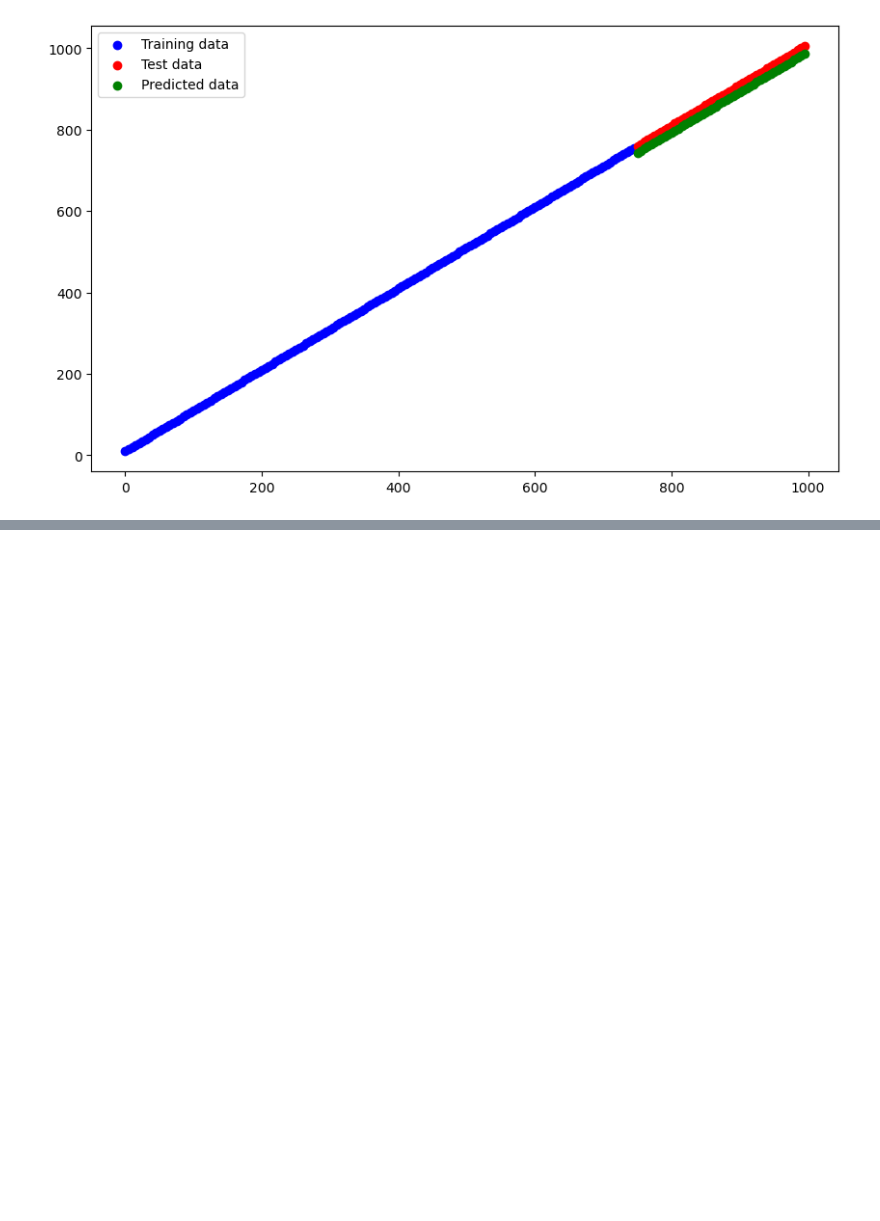
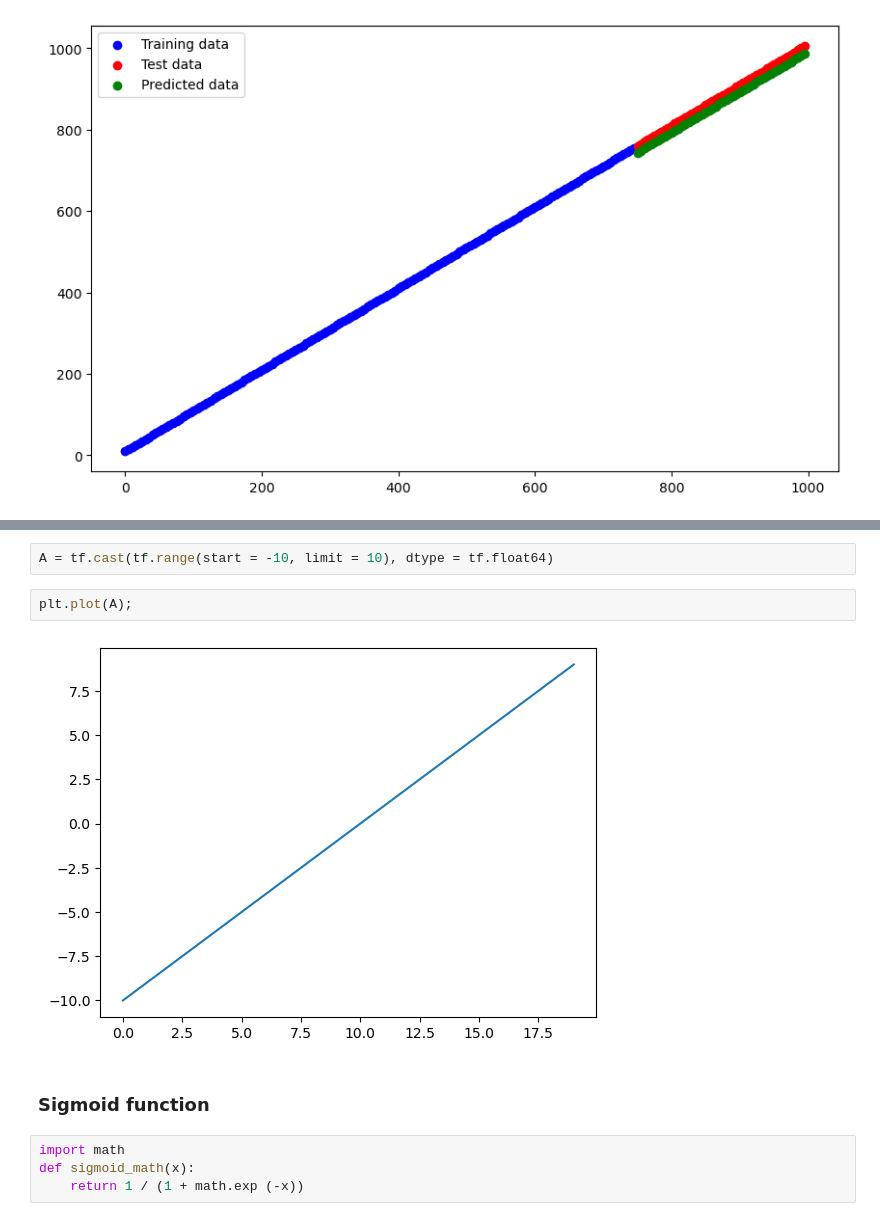
Before and after one commit to alchemistbg/udemy-tensorflow-developer-certificate-bootcamp, a Jupyter notebook: Section-04/Classification_with_tensorflow.ipynb, the cells around one changed output, grey strips where cells are left out. Drawn from its saved outputs; the diff is of its cells as text; blank space fills up the shorter version.

```diff
--- a/Section-04/Classification_with_tensorflow.ipynb
+++ b/Section-04/Classification_with_tensorflow.ipynb
@@ -442,0 +545,12 @@ Binary classification
+# %%
+A = tf.cast(tf.range(start = -10, limit = 10), dtype = tf.float64)
+# %%
+plt.plot(A);
+# %% [output]
+[figure, added]
+# %% [markdown]
+### **Sigmoid function**
+# %%
+import math
+def sigmoid_math(x):
+    return 1 / (1 + math.exp (-x))
```
Also changed, not shown: parts of 36 cells of this notebook.
